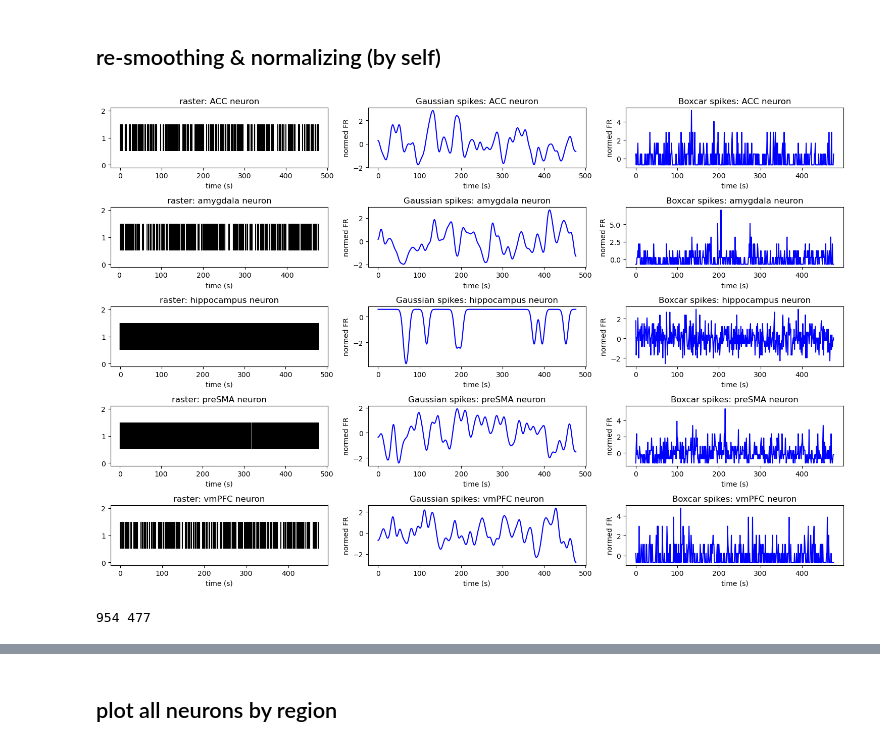
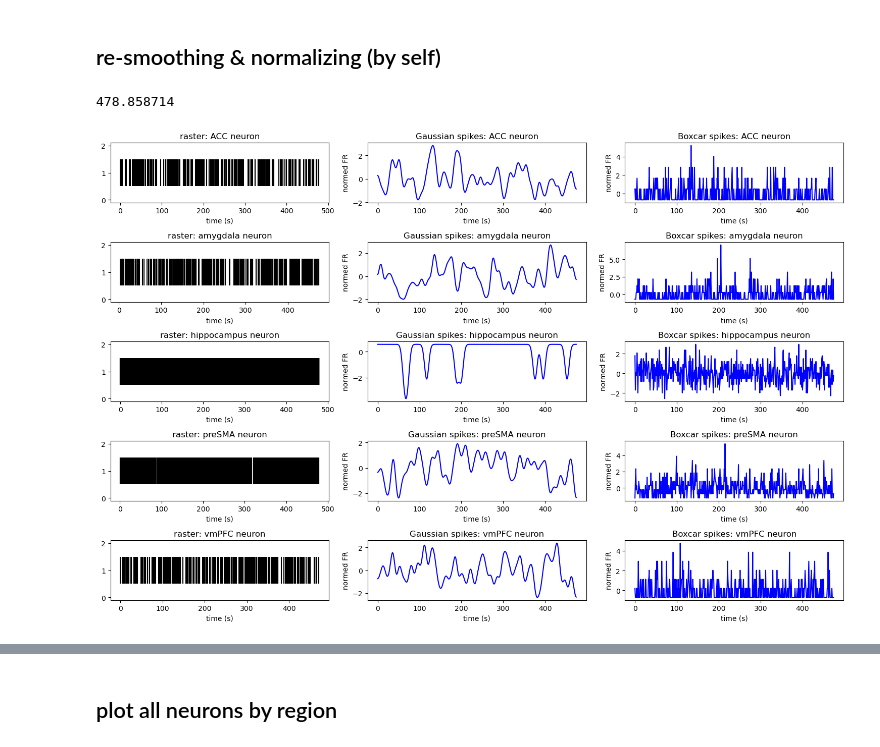
Before and after one commit to siyer7/movie_analysis, a Jupyter notebook: code/encoding_analyses.ipynb, the cells around one changed output, grey strips where cells are left out. Saved outputs shown, nothing was run; the diff lists cells and outputs as text; code cells hidden in the pictures.

```diff
--- a/code/encoding_analyses.ipynb
+++ b/code/encoding_analyses.ipynb
@@ -30,12 +30,12 @@ import random
 ## confirm number of subjects, neurons, trials
 # %%
 # norm_choice = 'shortest_baseline'
-# norm_choice = 'session_baseline'
-norm_choice = 'self'
+norm_choice = 'session_baseline'
+# norm_choice = 'self'
 # norm_choice = 'nothing'
 print(f'df normalized by {norm_choice}\n')
 
-df = pd.read_pickle(f'./data_files/neuron_by_trial_norm_by_{norm_choice}.pkl')
+df = pd.read_pickle(f'../input_data/csvs/neuron_by_trial_norm_by_{norm_choice}.pkl')
 print(f'{df["neuron"].nunique()} total neurons\n')
 
 # identify neurons with zero firing rate in encoding or baseline
@@ -172,7 +172,8 @@ color_map = {'ACC': 'purple', 'amygdala': 'green', 'hippocampus': 'blue', 'preSM
 # %% [markdown]
 ## re-smoothing & normalizing (by self)
 # %%
-dur = 477 # s
+print(np.max(df_encoding['RT']))
+dur = 475 # movie lasts 475 s
 
 # gaussian params
 kernel_sd, dt = 1.5, .5 # kinda like bin_size and step
@@ -222,35 +223,32 @@ df_encoding['boxcar_smooths'] = boxcar_smooths
 
 num_neurs = 5
 fig, axs = plt.subplots(num_neurs, 3, figsize=(15, 2 * num_neurs))
 axs, ax = axs.flatten(), 0
 
 for region, region_df in df_encoding.groupby('region'):
 
     # raster
     axs[ax].eventplot(region_df['trial_aligned_spikes'].iloc[0], color='black')
     axs[ax].set_title(f'raster: {region} neuron')
     axs[ax].set_xlabel('time (s)')
     ax += 1
 
     # gauss smooth
     axs[ax].plot(t_gauss, region_df['gauss_smooths'].iloc[0], color='blue')
     axs[ax].set_title(f'Gaussian spikes: {region} neuron')
     axs[ax].set_xlabel('time (s)')
     axs[ax].set_ylabel('normed FR')
     ax += 1
 
     # boxcar smooth
     axs[ax].plot(t_box, region_df['boxcar_smooths'].iloc[0], color='blue')
     axs[ax].set_title(f'Boxcar spikes: {region} neuron')
     axs[ax].set_xlabel('time (s)')
     axs[ax].set_ylabel('normed FR')
     ax += 1
 
 plt.tight_layout()
 plt.show()
 # %% [output]
+478.858714
-[figure, old version]
+[figure, new version]
-# %%
-print(len(df_encoding['gauss_smooths'].iloc[0]), len(df_encoding['boxcar_smooths'].iloc[0]))
-# %% [output]
-954 477
```
Also changed, not shown: parts of 2 cells of this notebook, 5 other files.
